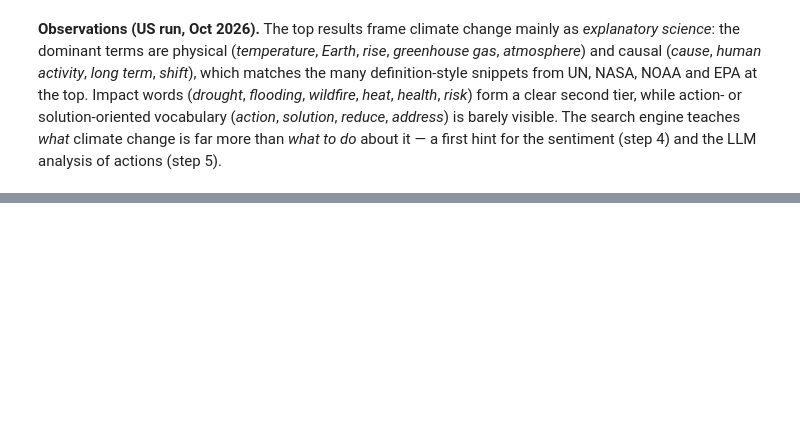
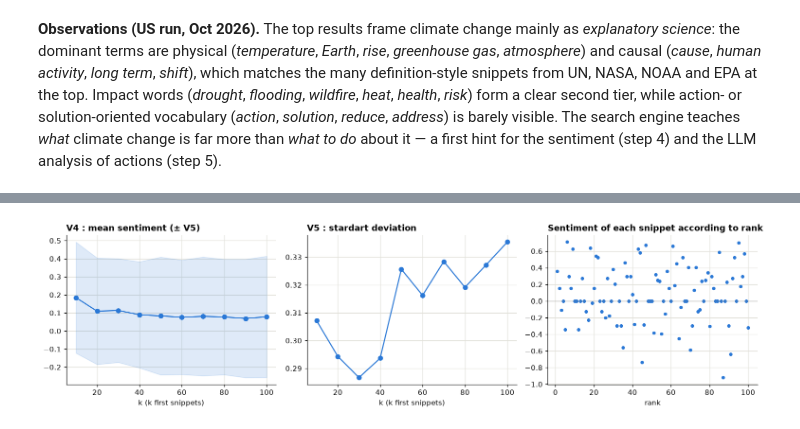
Before and after one commit to jarvis394/nlp-project, a Jupyter notebook: notebooks/main.ipynb, the cells around one changed output, grey strips where cells are left out. Drawn from its saved outputs; the diff is of its cells as text; code cells hidden in the pictures; blank space fills up the shorter version.

```diff
--- a/notebooks/main.ipynb
+++ b/notebooks/main.ipynb
@@ -183,0 +242,21 @@ ax.tick_params(axis="y", length=0)
+# %%
+import matplotlib.pyplot as plt
+import numpy as np
+import pandas as pd
+from vaderSentiment.vaderSentiment import SentimentIntensityAnalyzer
+
+vader = SentimentIntensityAnalyzer()
+d = df.sort_values("rank").reset_index(drop=True)
+d["compound"] = d.snippet.astype(str).map(lambda s: vader.polarity_scores(s)["compound"])
+
+
+def sentiment_stats(scores, step=10):
+    rows = []
+    for k in range(step, len(scores) + 1, step):
+        s = scores[:k]
+        rows.append({"k": k, "V4": s.mean(), "V5": s.std(ddof=0)})
+    return pd.DataFrame(rows).set_index("k")
+
+
+sent = sentiment_stats(d.compound.to_numpy())
+sent.round(3)
@@ -183,0 +276,16 @@ ax.tick_params(axis="y", length=0)
+# %%
+fig, axes = plt.subplots(1, 3, figsize=(14, 3.8))
+axes[0].plot(sent.index, sent.V4, marker="o", color="#2a78d6")
+axes[0].fill_between(sent.index, sent.V4 - sent.V5, sent.V4 + sent.V5, alpha=0.15, color="#2a78d6")
+axes[0].set_title("V4 : mean sentiment (± V5)")
+axes[1].plot(sent.index, sent.V5, marker="o", color="#2a78d6")
+axes[1].set_title("V5 : stardart deviation")
+axes[2].scatter(d["rank"], d.compound, s=14, color="#2a78d6")
+axes[2].axhline(0, color="grey", lw=0.8)
+axes[2].set_title("Sentiment of each snippet according to rank")
+for ax in axes[:2]:
+    ax.set_xlabel("k (k first snippets)")
+axes[2].set_xlabel("rank")
+fig.tight_layout()
+# %% [output]
+[figure, added]
```
Also changed, not shown: parts of 8 cells of this notebook, 2 other files.
